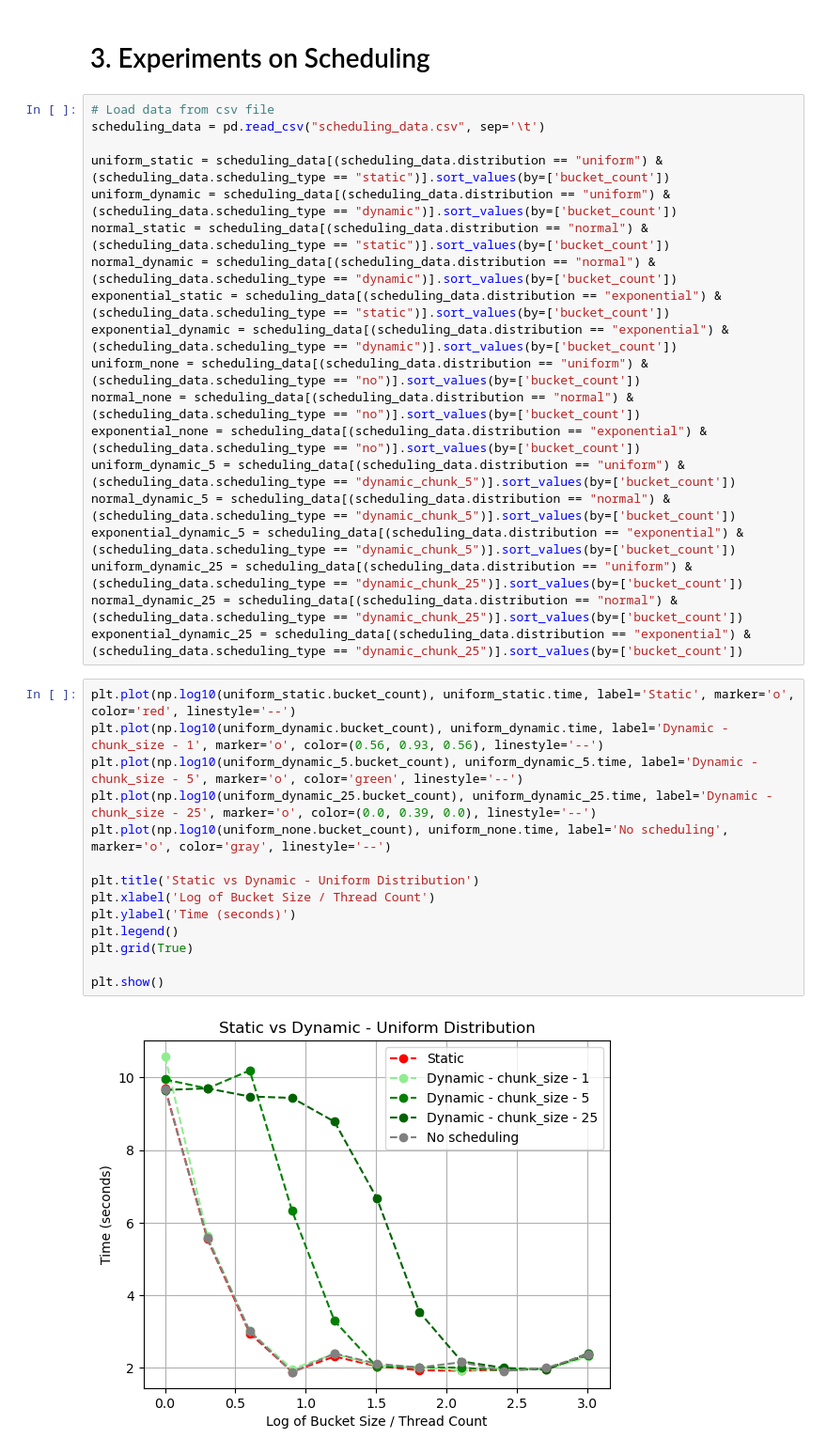
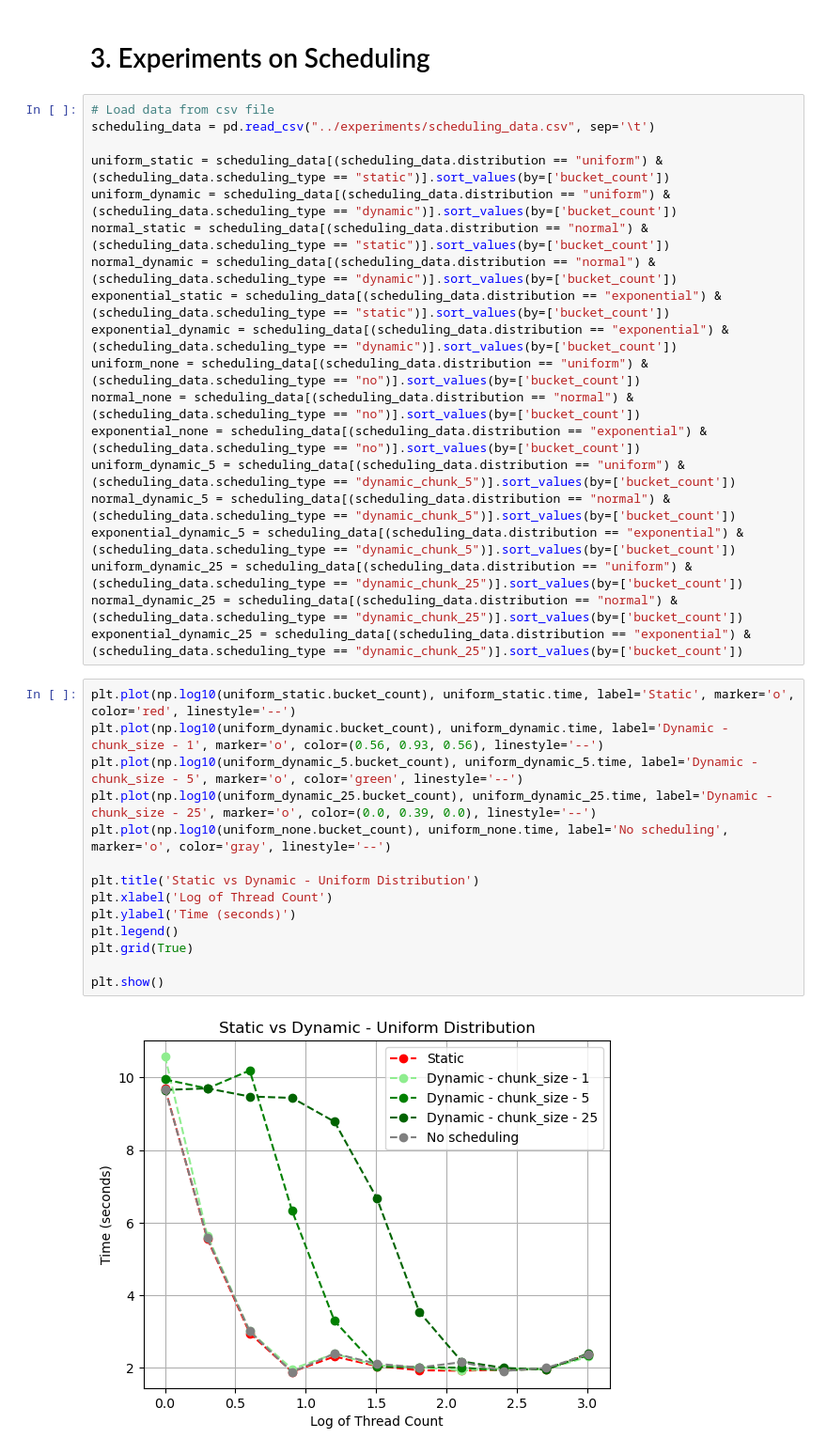
Before and after one commit to dininduviduneth/bucket-sort-uu, a Jupyter notebook: experiments/experiments.ipynb, the cells around one changed output. Shown: that part at 94% size. Drawn from its saved outputs; the diff is of its cells as text.

```diff
--- a/experiments/experiments.ipynb
+++ b/experiments/experiments.ipynb
@@ -180,7 +180,7 @@ plt.show()
 # 3. Experiments on Scheduling
 # %%
 # Load data from csv file
-scheduling_data = pd.read_csv("scheduling_data.csv", sep='\t')
+scheduling_data = pd.read_csv("../experiments/scheduling_data.csv", sep='\t')
 
 uniform_static = scheduling_data[(scheduling_data.distribution == "uniform") & (scheduling_data.scheduling_type == "static")].sort_values(by=['bucket_count'])
 uniform_dynamic = scheduling_data[(scheduling_data.distribution == "uniform") & (scheduling_data.scheduling_type == "dynamic")].sort_values(by=['bucket_count'])
@@ -200,19 +200,19 @@ exponential_dynamic_25 = scheduling_data[(scheduling_data.distribution == "expon
 # %%
 plt.plot(np.log10(uniform_static.bucket_count), uniform_static.time, label='Static', marker='o', color='red', linestyle='--')
 plt.plot(np.log10(uniform_dynamic.bucket_count), uniform_dynamic.time, label='Dynamic - chunk_size - 1', marker='o', color=(0.56, 0.93, 0.56), linestyle='--')
 plt.plot(np.log10(uniform_dynamic_5.bucket_count), uniform_dynamic_5.time, label='Dynamic - chunk_size - 5', marker='o', color='green', linestyle='--')
 plt.plot(np.log10(uniform_dynamic_25.bucket_count), uniform_dynamic_25.time, label='Dynamic - chunk_size - 25', marker='o', color=(0.0, 0.39, 0.0), linestyle='--')
 plt.plot(np.log10(uniform_none.bucket_count), uniform_none.time, label='No scheduling', marker='o', color='gray', linestyle='--')
 
 plt.title('Static vs Dynamic - Uniform Distribution')
-plt.xlabel('Log of Bucket Size / Thread Count')
+plt.xlabel('Log of Thread Count')
 plt.ylabel('Time (seconds)')
 plt.legend()
 plt.grid(True)
 
 plt.show()
 # %% [output]
-[figure, old version]
+[figure, new version]
 # %%
 plt.plot(np.log10(normal_static.bucket_count), normal_static.time, label='Static', marker='o', color='red', linestyle='--')
 plt.plot(np.log10(normal_dynamic.bucket_count), normal_dynamic.time, label='Dynamic - chunk_size - 1', marker='o', color=(0.56, 0.93, 0.56), linestyle='--')
```
Also changed, not shown: parts of 6 cells of this notebook.
